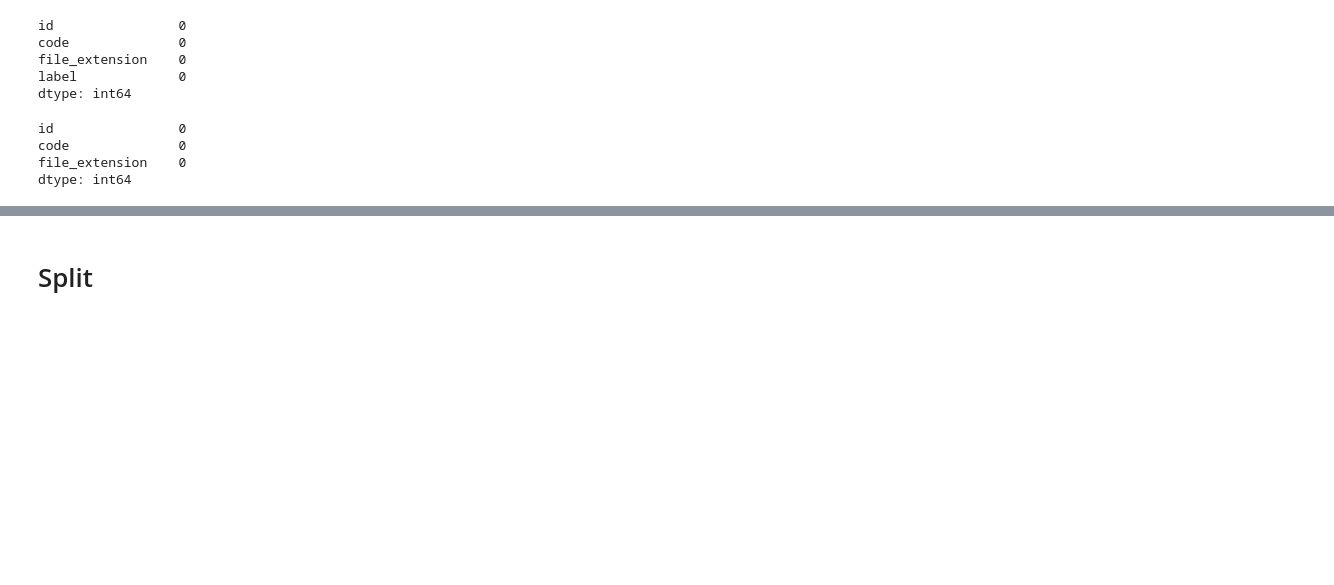
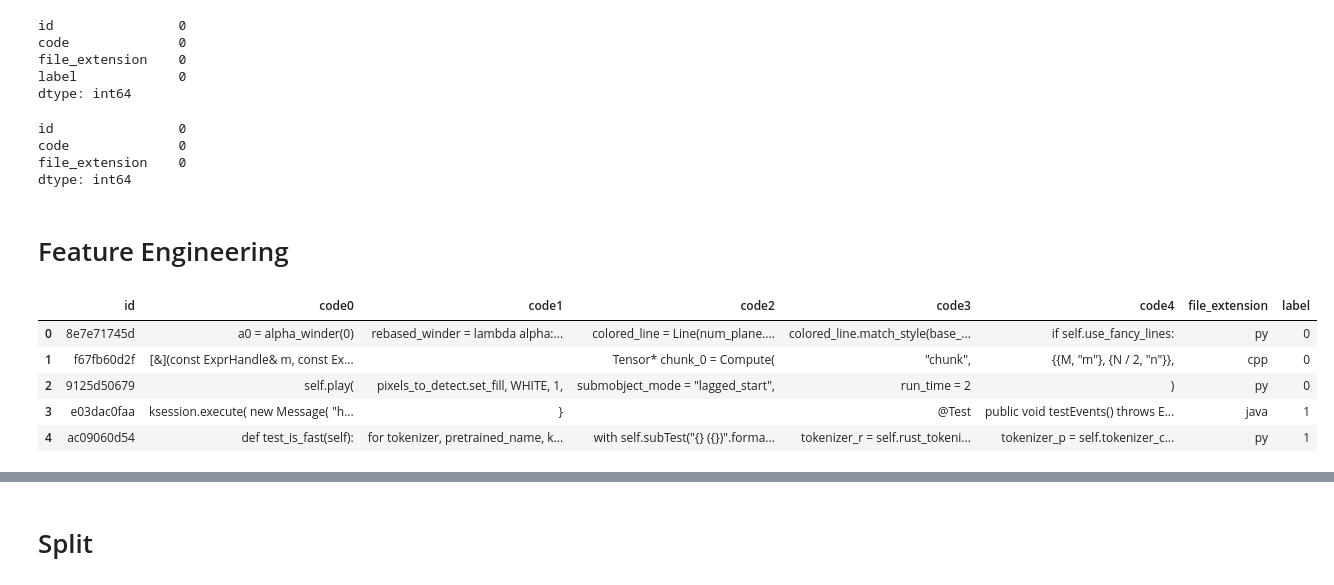
Before and after one commit to ashioyajotham/Kaggle-Days-x-HP, a Jupyter notebook: bug-or-no-bug.ipynb, the cells around one changed output, grey strips where cells are left out. Drawn from its saved outputs; the diff is of its cells as text; code cells hidden in the pictures; blank space fills up the shorter version.

```diff
--- a/bug-or-no-bug.ipynb
+++ b/bug-or-no-bug.ipynb
@@ -96,3 +98,17 @@ id                0
 code              0
 file_extension    0
 dtype: int64
+# %% [markdown]
+# Feature Engineering
+# %%
+train[["code0", "code1","code2", "code3", "code4"]] = train["code"].str.split("\n", expand = True)
+train.columns.drop("code")
+train = train[["id", "code0", "code1", "code2", "code3", "code4", "file_extension", "label"]]
+train.head()
+# %% [output]
+|  | id | code0 | code1 | code2 | code3 | code4 | file_extension | label |
+| 0 | 8e7e71745d | a0 = alpha_winder(0) | rebased_winder = lambda alpha:... | colored_line = Line(num_plane.... | colored_line.match_style(base_... | if self.use_fancy_lines: | py | 0 |
+| 1 | f67fb60d2f | [&](const ExprHandle& m, const Ex... |  | Tensor* chunk_0 = Compute( | "chunk", | {{M, "m"}, {N / 2, "n"}}, | cpp | 0 |
+| 2 | 9125d50679 | self.play( | pixels_to_detect.set_fill, WHITE, 1, | submobject_mode = "lagged_start", | run_time = 2 | ) | py | 0 |
+| 3 | e03dac0faa | ksession.execute( new Message( "h... | } |  | @Test | public void testEvents() throws E... | java | 1 |
+| 4 | ac09060d54 | def test_is_fast(self): | for tokenizer, pretrained_name, k... | with self.subTest("{} ({})".forma... | tokenizer_r = self.rust_tokeni... | tokenizer_p = self.tokenizer_c... | py | 1 |
```
Also changed, not shown: parts of 10 cells of this notebook.
